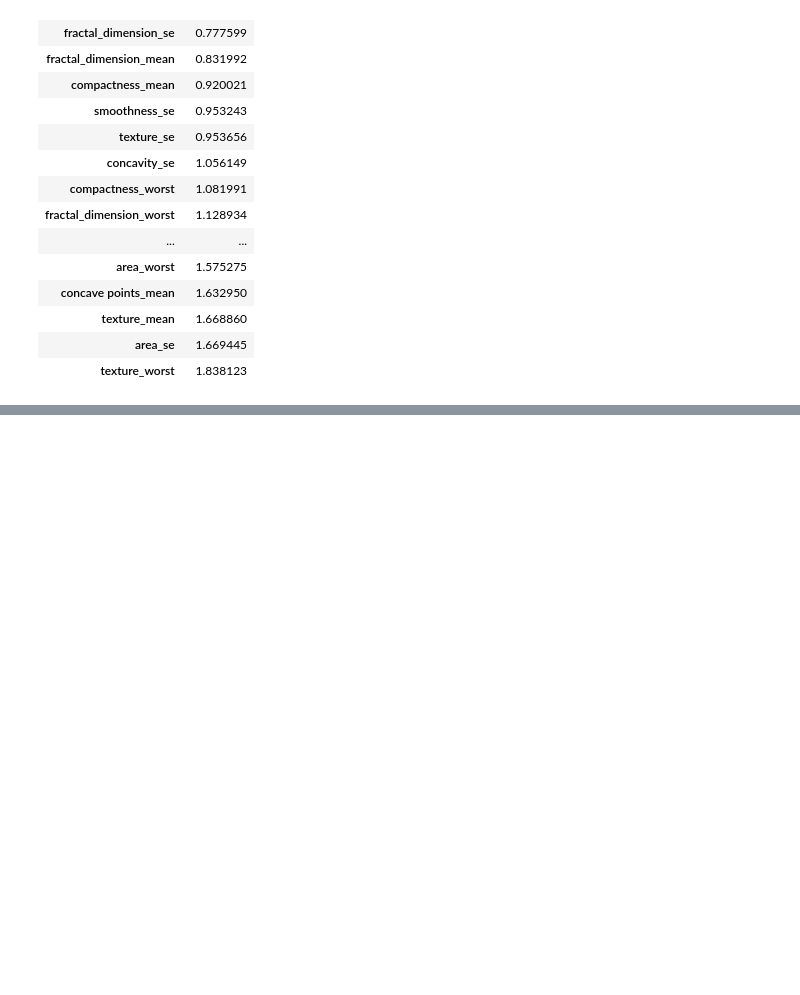
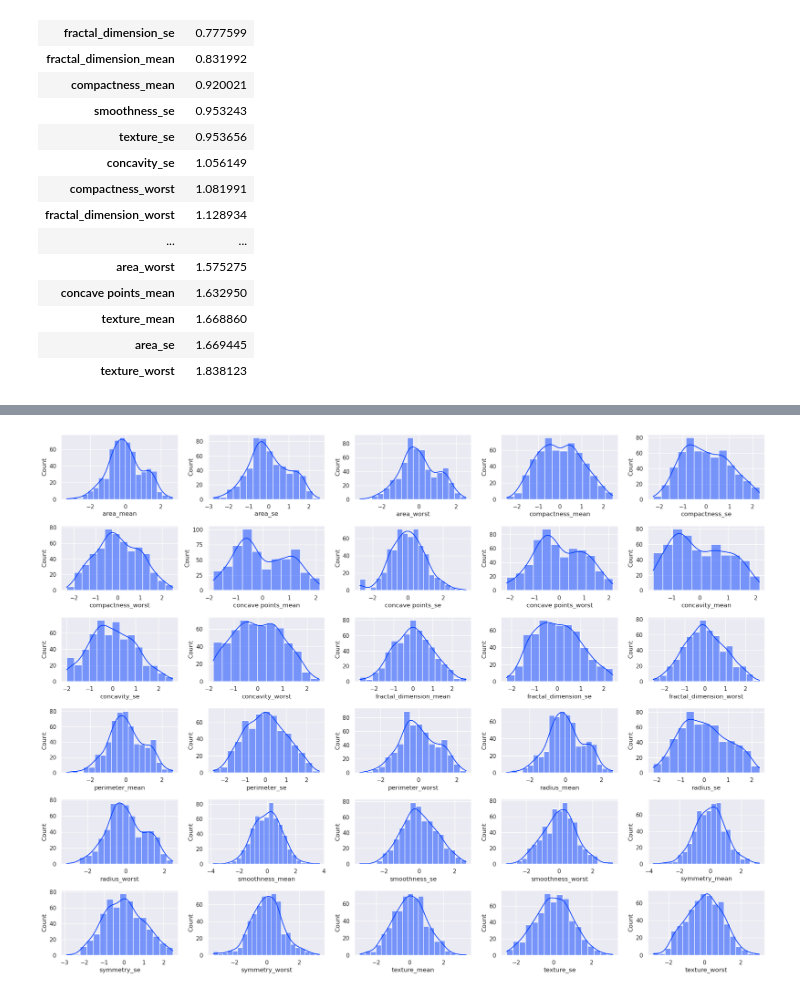
Before and after one commit to HilarioMarques/Classificacao_AlgoritmosLineares_DiagnosticoCancer_Kaggle, a Jupyter notebook: notebooks/Modelos.ipynb, the cells around one changed output, grey strips where cells are left out. Cells and saved outputs as stored; diff of their text form; code cells hidden in the pictures; blank space fills up the shorter version.

```diff
--- a/notebooks/Modelos.ipynb
+++ b/notebooks/Modelos.ipynb
@@ -314,4 +314,6 @@ coefs_odd
 # %%
 X_scaled = grid_search.best_estimator_["preprocessor"].transform(X)
 
-X_scaled = pd.DataFrame()
+X_scaled = pd.DataFrame(X_scaled, columns=grid_search.best_estimator_["preprocessor"].get_feature_names_out())
+
+X_scaled.head()
@@ -317,0 +328,4 @@ X_scaled = pd.DataFrame()
+# %%
+df_scaled = pd.concat([X_scaled, pd.Series(y, name="diagnosis")], axis=1)
+
+df_scaled.head()
@@ -317,0 +340,10 @@ X_scaled = pd.DataFrame()
+# %%
+fig, axs = plt.subplots(6, 5, figsize=(20, 15))
+
+for ax, coluna in zip(axs.flatten(), X.columns):
+    sns.histplot(x=coluna, ax=ax, data=df_scaled, kde=True)
+
+plt.tight_layout()
+plt.show()
+# %% [output]
+[figure, added]
```
Also changed, not shown: parts of 3 cells of this notebook.
